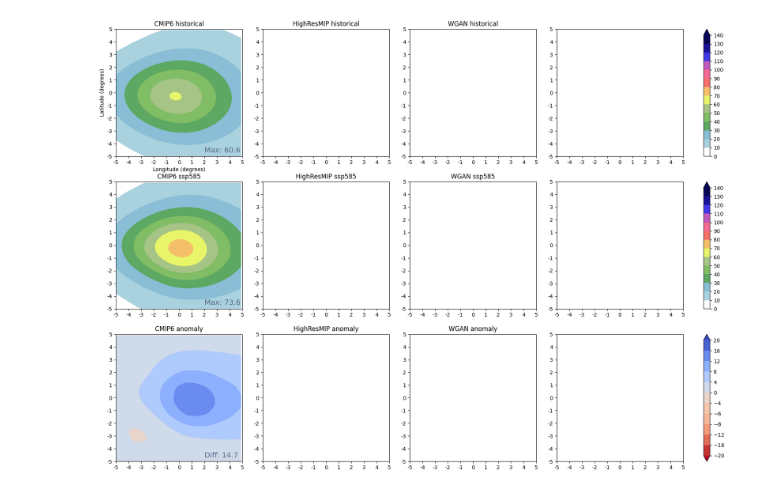
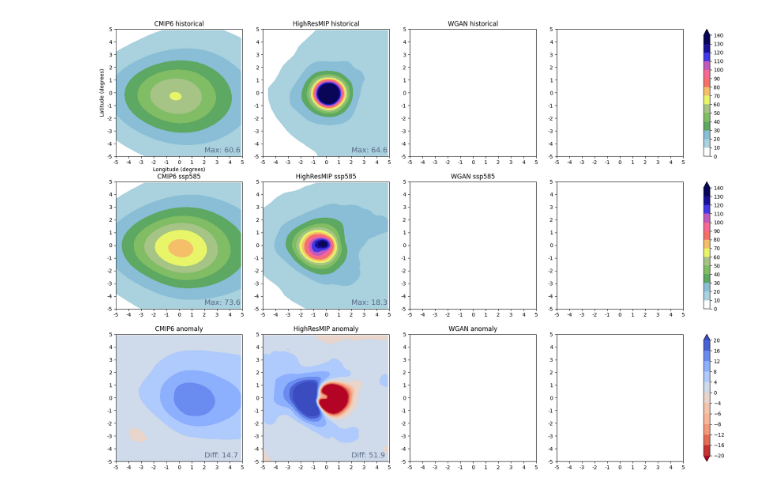
Before and after one commit to vosps/tropical_cyclone, a Jupyter notebook: tracking/2_composite_final.ipynb, the cells around one changed output. Drawn from its saved outputs; the diff is of its cells as text; code cells hidden in the pictures.

Commit message:
composite rain additions

```diff
--- a/tracking/2_composite_final.ipynb
+++ b/tracking/2_composite_final.ipynb
@@ -30,10 +30,11 @@ fig_dir = '/user/home/al18709/work/figures/figure_1/'
 
 # HighresMIP
 composite_CMCC_hist_NH = np.load(fig_dir + 'composite_CMCC_hist_NH.npy')
-# np.load(fig_dir + 'composite_CMCC_hist_SH.npy')
+composite_CMCC_hist_SH = np.load(fig_dir + 'composite_CMCC_hist_SH.npy')
 composite_CMCC_ssp585_NH = np.load(fig_dir + 'composite_CMCC_ssp585_NH.npy')
-# np.load(fig_dir + 'composite_CMCC_ssp585_SH.npy')
+composite_CMCC_ssp585_SH = np.load(fig_dir + 'composite_CMCC_ssp585_SH.npy')
 CMCC_anomaly_NH = composite_CMCC_ssp585_NH - composite_CMCC_hist_NH
+CMCC_anomaly_SH = composite_CMCC_ssp585_SH - composite_CMCC_hist_SH
 
 composite_ecearthhr_hist_NH = np.load(fig_dir + 'composite_ecearthhr_hist_NH.npy')
 composite_ecearthhr_hist_SH = np.load(fig_dir + 'composite_ecearthhr_hist_SH.npy')
@@ -103,21 +104,21 @@ nems_anomaly_sh = composite_nems_ssp585_sh - composite_nems_hist_sh
 # TODO: when combining nh and sh need to do a weighted average based on number of storms but cba with that right now
 
 ensemble_hrmip_hist_nh = (composite_ecearthhr_hist_NH + composite_CMCC_hist_NH) / 2
-# ensemble_hrmip_hist_sh = (composite_ecearthhr_hist_SH + composite_CMCC_hist_SH) / 2
+ensemble_hrmip_hist_sh = (composite_ecearthhr_hist_SH + composite_CMCC_hist_SH) / 2
 ensemble_cmip_hist_nh = (composite_miroc6_hist_nh + composite_mpi_hist_nh + composite_noresm_hist_nh + composite_ipsl_hist_nh + composite_mri_hist_nh + composite_ecearth_hist_nh + composite_cmcclr_hist_nh + composite_nems_hist_nh) / 8
 ensemble_cmip_hist_sh = (composite_miroc6_hist_sh + composite_mpi_hist_sh + composite_noresm_hist_sh + composite_ipsl_hist_sh + composite_mri_hist_sh + composite_ecearth_hist_sh + composite_cmcclr_hist_sh + composite_nems_hist_sh) / 8
 
 # ensemble_hrmip_hist = (weight_ratio_storms * ensemble_hrmip_hist_nh + weight_ratio_storms * ensemble_hrmip_hist_sh) / 2
-# ensemble_hrmip_hist = (ensemble_hrmip_hist_nh + ensemble_hrmip_hist_sh) / 2
+ensemble_hrmip_hist = (ensemble_hrmip_hist_nh + ensemble_hrmip_hist_sh) / 2
 ensemble_cmip_hist = ensemble_cmip_hist_nh*0.415 + ensemble_cmip_hist_sh*0.585
 
 ensemble_hrmip_ssp585_nh = (composite_ecearthhr_ssp585_NH + composite_CMCC_ssp585_NH) / 2
-# ensemble_hrmip_ssp585_sh = (composite_ecearthhr_ssp585_SH + composite_CMCC_ssp585_SH) / 2
+ensemble_hrmip_ssp585_sh = (composite_ecearthhr_ssp585_SH + composite_CMCC_ssp585_SH) / 2
 ensemble_cmip_ssp585_nh = (composite_miroc6_ssp585_nh + composite_mpi_ssp585_nh + composite_noresm_ssp585_nh + composite_ipsl_ssp585_nh + composite_mri_ssp585_nh + composite_ecearth_ssp585_nh + composite_cmcclr_ssp585_nh + composite_nems_ssp585_nh) / 8
 ensemble_cmip_ssp585_sh = (composite_miroc6_ssp585_sh + composite_mpi_ssp585_sh + composite_noresm_ssp585_sh + composite_ipsl_ssp585_sh + composite_mri_ssp585_sh + composite_ecearth_ssp585_sh + composite_cmcclr_ssp585_sh + composite_nems_ssp585_sh) / 8
 
 # ensemble_hrmip_ssp585 = (weight_ratio_storms * ensemble_hrmip_ssp585_nh + weight_ratio_storms * ensemble_hrmip_ssp585_sh) / 2
-# ensemble_hrmip_ssp585 = (ensemble_hrmip_ssp585_nh + ensemble_hrmip_ssp585_sh) / 2
+ensemble_hrmip_ssp585 = (ensemble_hrmip_ssp585_nh + ensemble_hrmip_ssp585_sh) / 2
 ensemble_cmip_ssp585 = ensemble_cmip_ssp585_nh*0.428 + ensemble_cmip_ssp585_sh*0.572
 # %%
 
@@ -132,8 +133,8 @@ im = axes[0,0].contourf(ensemble_cmip_hist,cmap=precip_cmap,levels=levels,extend
 axes[0,0].annotate('Max: %.1f' % np.max(ensemble_cmip_hist), xy = (90,90), xytext=(70,3),fontsize=14, color='#586985')
 # axes[0,0].annotate('Storms: %.0f' % nstorms_CMCC_hist_nh, xy = (90,90), xytext=(3,92),fontsize=14, color='#586985')
 
-# axes[0,1].contourf(ensemble_hrmip_hist,cmap=precip_cmap,levels=levels,extend='both')
-# axes[0,1].annotate('Max: %.1f' % np.max(ecearthhr_anomaly_NH), xy = (90,90), xytext=(70,3),fontsize=14, color='#586985')
+axes[0,1].contourf(ensemble_hrmip_hist,cmap=precip_cmap,levels=levels,extend='both')
+axes[0,1].annotate('Max: %.1f' % np.max(ecearthhr_anomaly_NH), xy = (90,90), xytext=(70,3),fontsize=14, color='#586985')
 # axes[0,1].annotate('Storms: %.0f' % nstorms_ecearthhr_hist_nh, xy = (90,90), xytext=(3,92),fontsize=14, color='#586985')
 
 # axes[0,2].contourf(wgan, cmap=precip_cmap,levels=levels,extend='both')
@@ -145,8 +146,8 @@ axes[1,0].contourf(ensemble_cmip_ssp585,cmap=precip_cmap,levels=levels,extend='m
 axes[1,0].annotate('Max: %.1f' % np.max(ensemble_cmip_ssp585), xy = (90,90), xytext=(70,3),fontsize=14, color='#586985')
 # axes[1,0].annotate('Storms: %.0f' % nstorms_miroc6_hist_nh, xy = (90,90), xytext=(3,92),fontsize=14, color='#586985')
 
-# axes[1,1].contourf(ensemble_hrmip_ssp585,cmap=precip_cmap,levels=levels,extend='both')
-# axes[1,1].annotate('Max: %.1f' % np.max(miroc6_anomaly_sh), xy = (90,90), xytext=(70,3),fontsize=14, color='#586985')
+axes[1,1].contourf(ensemble_hrmip_ssp585,cmap=precip_cmap,levels=levels,extend='both')
+axes[1,1].annotate('Max: %.1f' % np.max(miroc6_anomaly_sh), xy = (90,90), xytext=(70,3),fontsize=14, color='#586985')
 # axes[1,1].annotate('Storms: %.0f' % nstorms_miroc6_hist_sh, xy = (90,90), xytext=(3,92),fontsize=14, color='#586985')
 
 # im_7b = axes[1,2].contourf(wgan_ssp585,cmap=precip_cmap,levels=levels,extend='both')
@@ -155,6 +156,10 @@ axes[1,0].annotate('Max: %.1f' % np.max(ensemble_cmip_ssp585), xy = (90,90), xyt
 
 im_anom = axes[2,0].contourf(ensemble_cmip_ssp585 - ensemble_cmip_hist,cmap='coolwarm_r',levels=levels_anom,extend='both')
 axes[2,0].annotate('Diff: %.1f' % np.max(ensemble_cmip_ssp585 - ensemble_cmip_hist), xy = (90,90), xytext=(70,3),fontsize=14, color='#586985')
+# axes[2,0].annotate('Storms: %.0f' % nstorms_miroc6_hist_nh, xy = (90,90), xytext=(3,92),fontsize=14, color='#586985')
+
+im_anom = axes[2,1].contourf(ensemble_hrmip_ssp585 - ensemble_hrmip_hist,cmap='coolwarm_r',levels=levels_anom,extend='both')
+axes[2,1].annotate('Diff: %.1f' % np.max(ensemble_hrmip_ssp585 - ensemble_hrmip_hist), xy = (90,90), xytext=(70,3),fontsize=14, color='#586985')
 # axes[2,0].annotate('Storms: %.0f' % nstorms_miroc6_hist_nh, xy = (90,90), xytext=(3,92),fontsize=14, color='#586985')
 
 # OG WGAN
@@ -184,31 +189,31 @@ for i in range(3):
 		axes[i,j].set_xticklabels(t_l)
 		axes[i,j].set_yticklabels(t_l)
 
 
 axes[0,0].set_title('CMIP6 historical')
 axes[0,0].set_xlabel('Longitude (degrees)')
 axes[0,0].set_ylabel('Latitude (degrees)')
 
 axes[0,1].set_title('HighResMIP historical')
 # axes[0,1].set_xlabel('Longitude (degrees)')
 # add **font to change font
 
 axes[0,2].set_title('WGAN historical')
 # axes[0,3].set_title('MSWEP extreme 100 (SH)')
 
 axes[1,0].set_title('CMIP6 ssp585')
 axes[1,1].set_title('HighResMIP ssp585')
 axes[1,2].set_title('WGAN ssp585')
 
 axes[2,0].set_title('CMIP6 anomaly')
 axes[2,1].set_title('HighResMIP anomaly')
 axes[2,2].set_title('WGAN anomaly')
 
 plt.colorbar(im,ticks=levels,cax=axes[0,4])
 plt.colorbar(im,ticks=levels,cax=axes[1,4])
 plt.colorbar(im_anom,ticks=levels_anom,cax=axes[2,4])
 
 
 plt.savefig('composite_rain_final.png',bbox_inches='tight')
 # %% [output]
-[figure, old version]
+[figure, new version]
```
Also changed, not shown: 13 other files.
